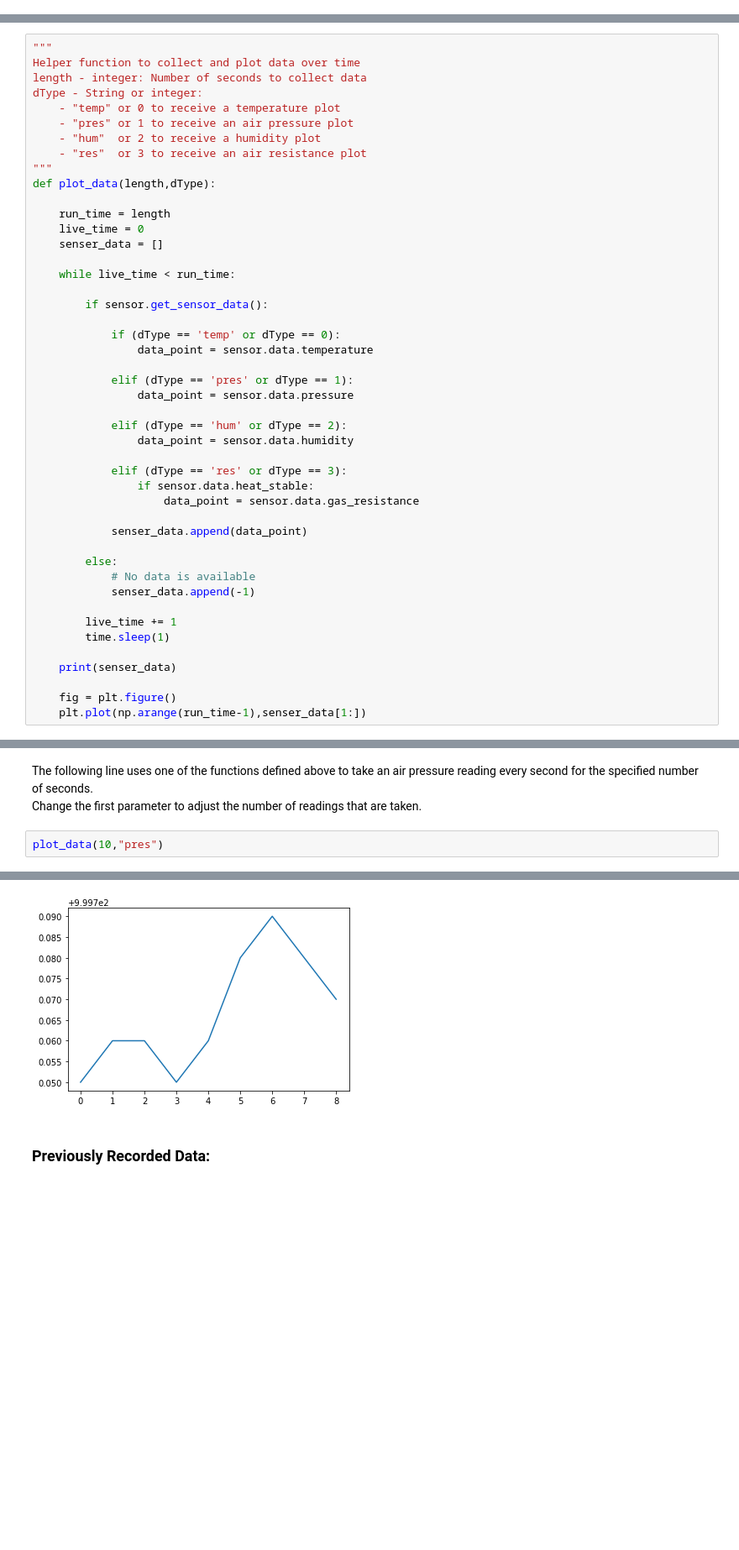
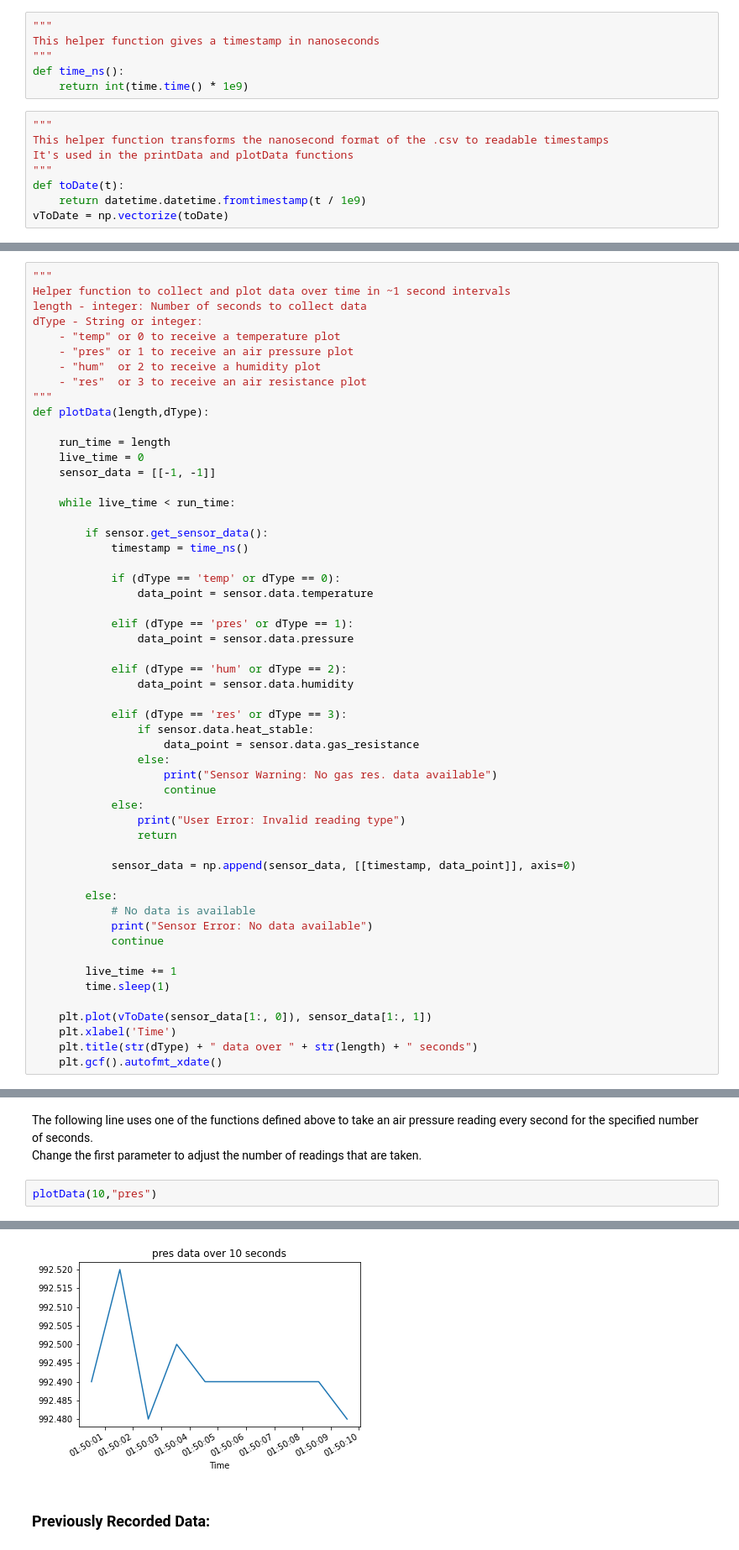
Before and after one commit to ddiLab/SageEdu, a Jupyter notebook: enviSensor/enviSensorDemo.ipynb, the cells around one changed output, grey strips where cells are left out. Shown at 84% size. Drawn from its saved outputs; the diff is of its cells as text; blank space fills up the shorter version.

Commit message:
revised enviSensor dir.

```diff
--- a/enviSensor/enviSensorDemo.ipynb
+++ b/enviSensor/enviSensorDemo.ipynb
@@ -82,3 +54,17 @@ The following two chunks of code are simply helper functions we will be using to
+# %%
+"""
+This helper function gives a timestamp in nanoseconds
+"""
+def time_ns():
+    return int(time.time() * 1e9)
+# %%
+"""
+This helper function transforms the nanosecond format of the .csv to readable timestamps
+It's used in the printData and plotData functions
+"""
+def toDate(t):
+    return datetime.datetime.fromtimestamp(t / 1e9)
+vToDate = np.vectorize(toDate)
 # %%
 """
 This is a helper function to print individual current data readings from the sensor
@@ -114,7 +104,7 @@ def printData(data_type):
         print("ERROR: Sensor data not available")
 # %%
 """
-Helper function to collect and plot data over time
+Helper function to collect and plot data over time in ~1 second intervals
 length - integer: Number of seconds to collect data
 dType - String or integer:
     - "temp" or 0 to receive a temperature plot
@@ -122,15 +112,16 @@ dType - String or integer:
     - "hum"  or 2 to receive a humidity plot
     - "res"  or 3 to receive an air resistance plot
 """
-def plot_data(length,dType):
+def plotData(length,dType):
 
     run_time = length
     live_time = 0
-    senser_data = []
+    sensor_data = [[-1, -1]]
 
     while live_time < run_time:
 
         if sensor.get_sensor_data():
+            timestamp = time_ns()
 
             if (dType == 'temp' or dType == 0):
                 data_point = sensor.data.temperature
@@ -144,17 +135,24 @@ def plot_data(length,dType):
             elif (dType == 'res' or dType == 3):
                 if sensor.data.heat_stable:
                     data_point = sensor.data.gas_resistance
+                else:
+                    print("Sensor Warning: No gas res. data available")
+                    continue
+            else:
+                print("User Error: Invalid reading type")
+                return
 
-            senser_data.append(data_point)
+            sensor_data = np.append(sensor_data, [[timestamp, data_point]], axis=0)
 
         else:
             # No data is available
-            senser_data.append(-1)
+            print("Sensor Error: No data available")
+            continue
 
         live_time += 1
         time.sleep(1)
 
-    print(senser_data)
-
-    fig = plt.figure()
-    plt.plot(np.arange(run_time-1),senser_data[1:])
+    plt.plot(vToDate(sensor_data[1:, 0]), sensor_data[1:, 1])
+    plt.xlabel('Time')
+    plt.title(str(dType) + " data over " + str(length) + " seconds")
+    plt.gcf().autofmt_xdate()
@@ -207,5 +212,5 @@ printData("pres")
 The following line uses one of the functions defined above to take an air pressure reading every second for the specified number of seconds.
 Change the first parameter to adjust the number of readings that are taken.
 # %%
-plot_data(10,"pres")
+plotData(10,"pres")
 # %% [output]
@@ -213,4 +217,4 @@ plot_data(10,"pres")
-[figure, old version]
+[figure, new version]
 # %% [markdown]
 ### Previously Recorded Data:
 # %% [markdown]
```
Also changed, not shown: parts of 28 cells of this notebook, 20 other files.
